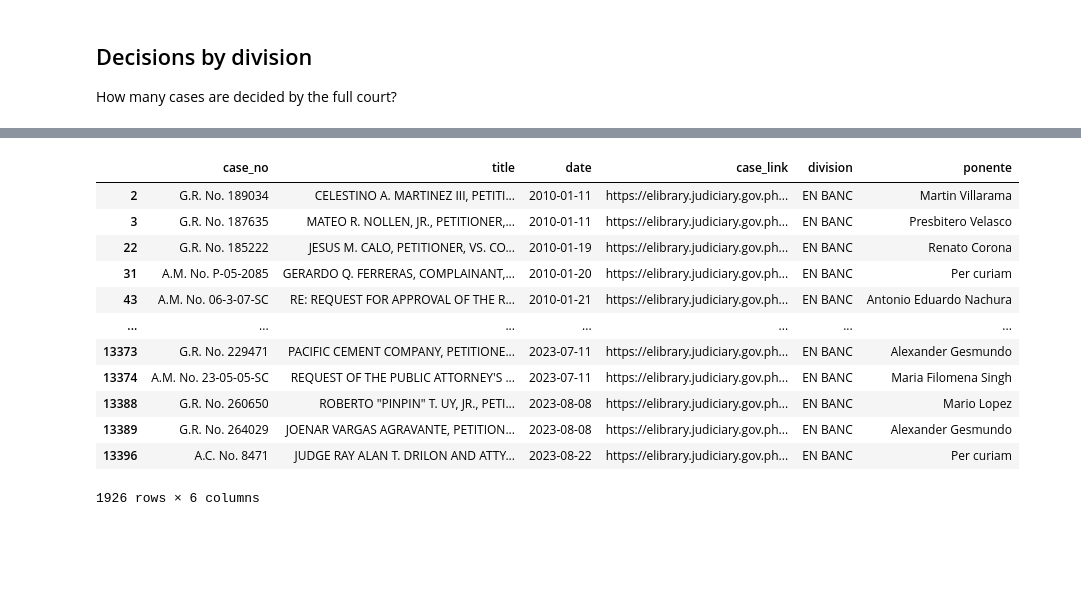
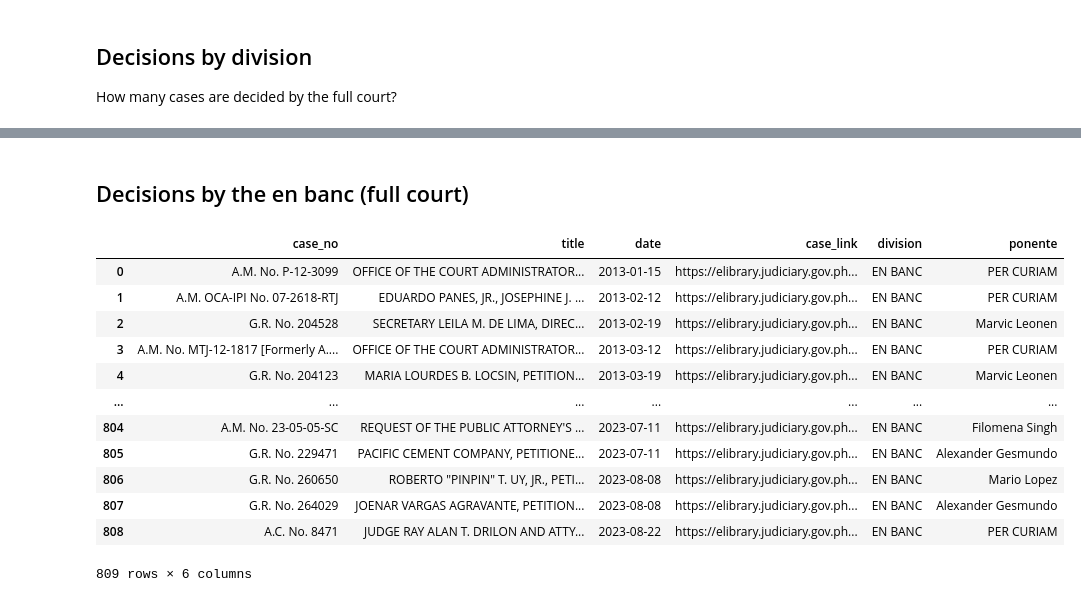
Before and after one commit to pmagtulis/sc-decisions-analysis, a Jupyter notebook: sc-decisions-analysis.ipynb, the cells around one changed output, grey strips where cells are left out. Cells and saved outputs as stored; diff of their text form; code cells hidden in the pictures; blank space fills up the shorter version.

```diff
--- a/sc-decisions-analysis.ipynb
+++ b/sc-decisions-analysis.ipynb
@@ -290,0 +203,3 @@ Freq: A-DEC, Name: case_no, dtype: int64
+# %%
+incumbents = incumbents.reset_index(drop=True)
+incumbents
@@ -290,0 +246,3 @@ Freq: A-DEC, Name: case_no, dtype: int64
+# %%
+incumbents.ponente = incumbents.ponente.str.strip()
+incumbents
@@ -290,0 +263,20 @@ Freq: A-DEC, Name: case_no, dtype: int64
+# %%
+incumbents.ponente = incumbents.ponente.str.replace('LEONEN J', 'Marvic Leonen', regex=False)
+incumbents.ponente = incumbents.ponente.str.replace('LEONEN SAJ', 'Marvic Leonen', regex=False)
+incumbents.ponente = incumbents.ponente.str.replace('CAGUIOA J', 'Alfredo Caguioa', regex=False)
+incumbents.ponente = incumbents.ponente.str.replace('HERNANDO J', 'Ramon Paul Hernando', regex=False)
+incumbents.ponente = incumbents.ponente.str.replace('INTING J', 'Henri Jean Paul Inting', regex=False)
+incumbents.ponente = incumbents.ponente.str.replace('LAZARO-JAVIER J', 'Amy Lazaro-Javier', regex=False)
+incumbents.ponente = incumbents.ponente.str.replace('LAZARO-JAVIER AC J', 'Amy Lazaro-Javier', regex=False)
+incumbents.ponente = incumbents.ponente.str.replace('GESMUNDO J', 'Alexander Gesmundo', regex=False)
+incumbents.ponente = incumbents.ponente.str.replace('GESMUNDO CJ', 'Alexander Gesmundo', regex=False)
+incumbents.ponente = incumbents.ponente.str.replace('DIMAAMPAO J', 'Japar Dimaampao', regex=False)
+incumbents.ponente = incumbents.ponente.str.replace('GAERLAN J', 'Samuel Gaerlan', regex=False)
+incumbents.ponente = incumbents.ponente.str.replace('GAERLAN SH J', 'Samuel Gaerlan', regex=False)
+incumbents.ponente = incumbents.ponente.str.replace('SINGH J', 'Filomena Singh', regex=False)
+incumbents.ponente = incumbents.ponente.str.replace('KHO JR J', 'Antonio Kho Jr.', regex=False)
+incumbents.ponente = incumbents.ponente.str.replace('ROSARIO J', 'Ricardo Rosario', regex=False)
+incumbents.ponente = incumbents.ponente.str.replace('ZALAMEDA J', 'Rodil Zalameda', regex=False)
+incumbents.ponente = incumbents.ponente.str.replace('ZALAMEDA RV J', 'Rodil Zalameda', regex=False)
+incumbents.ponente = incumbents.ponente.str.replace('MARQUEZ J', 'Midas Marquez', regex=False)
+incumbents
@@ -290,0 +318,7 @@ Freq: A-DEC, Name: case_no, dtype: int64
+# %%
+incumbents.ponente = incumbents.ponente.str.replace(r'[LOPEZ] M', 'Mario Lopez', regex=True)
+incumbents.ponente = incumbents.ponente.str.replace('LOPEMario Lopez J', 'Mario Lopez', regex=True)
+incumbents.ponente = incumbents.ponente.str.replace(r'[LOPEZ] J J', 'Jhosep Lopez', regex=True)
+incumbents.ponente = incumbents.ponente.str.replace('LOPEJhosep Lopez', 'Jhosep Lopez', regex=True)
+incumbents.ponente = incumbents.ponente.str.replace('LOPEZ J', 'Mario Lopez', regex=True)
+incumbents.ponente.value_counts()
@@ -445,18 +627,20 @@ by_division
+# %% [markdown]
+## Decisions by the en banc (full court)
 # %%
-en_banc = raw[raw.division=='EN BANC']
+en_banc = incumbents[incumbents.division=='EN BANC'].reset_index(drop=True)
 en_banc
 # %% [output]
 |  | case_no | title | date | case_link | division | ponente |
-| 2 | G.R. No. 189034 | CELESTINO A. MARTINEZ III, PETITI... | 2010-01-11 | https://elibrary.judiciary.gov.ph... | EN BANC | Martin Villarama |
-| 3 | G.R. No. 187635 | MATEO R. NOLLEN, JR., PETITIONER,... | 2010-01-11 | https://elibrary.judiciary.gov.ph... | EN BANC | Presbitero Velasco |
-| 22 | G.R. No. 185222 | JESUS M. CALO, PETITIONER, VS. CO... | 2010-01-19 | https://elibrary.judiciary.gov.ph... | EN BANC | Renato Corona |
-| 31 | A.M. No. P-05-2085 | GERARDO Q. FERRERAS, COMPLAINANT,... | 2010-01-20 | https://elibrary.judiciary.gov.ph... | EN BANC | Per curiam |
-| 43 | A.M. No. 06-3-07-SC | RE: REQUEST FOR APPROVAL OF THE R... | 2010-01-21 | https://elibrary.judiciary.gov.ph... | EN BANC | Antonio Eduardo Nachura |
+| 0 | A.M. No. P-12-3099 | OFFICE OF THE COURT ADMINISTRATOR... | 2013-01-15 | https://elibrary.judiciary.gov.ph... | EN BANC | PER CURIAM |
+| 1 | A.M. OCA-IPI No. 07-2618-RTJ | EDUARDO PANES, JR., JOSEPHINE J. ... | 2013-02-12 | https://elibrary.judiciary.gov.ph... | EN BANC | PER CURIAM |
+| 2 | G.R. No. 204528 | SECRETARY LEILA M. DE LIMA, DIREC... | 2013-02-19 | https://elibrary.judiciary.gov.ph... | EN BANC | Marvic Leonen |
+| 3 | A.M. No. MTJ-12-1817 [Formerly A.... | OFFICE OF THE COURT ADMINISTRATOR... | 2013-03-12 | https://elibrary.judiciary.gov.ph... | EN BANC | PER CURIAM |
+| 4 | G.R. No. 204123 | MARIA LOURDES B. LOCSIN, PETITION... | 2013-03-19 | https://elibrary.judiciary.gov.ph... | EN BANC | Marvic Leonen |
 | ... | ... | ... | ... | ... | ... | ... |
-| 13373 | G.R. No. 229471 | PACIFIC CEMENT COMPANY, PETITIONE... | 2023-07-11 | https://elibrary.judiciary.gov.ph... | EN BANC | Alexander Gesmundo |
-| 13374 | A.M. No. 23-05-05-SC | REQUEST OF THE PUBLIC ATTORNEY'S ... | 2023-07-11 | https://elibrary.judiciary.gov.ph... | EN BANC | Maria Filomena Singh |
-| 13388 | G.R. No. 260650 | ROBERTO "PINPIN" T. UY, JR., PETI... | 2023-08-08 | https://elibrary.judiciary.gov.ph... | EN BANC | Mario Lopez |
-| 13389 | G.R. No. 264029 | JOENAR VARGAS AGRAVANTE, PETITION... | 2023-08-08 | https://elibrary.judiciary.gov.ph... | EN BANC | Alexander Gesmundo |
-| 13396 | A.C. No. 8471 | JUDGE RAY ALAN T. DRILON AND ATTY... | 2023-08-22 | https://elibrary.judiciary.gov.ph... | EN BANC | Per curiam |
+| 804 | A.M. No. 23-05-05-SC | REQUEST OF THE PUBLIC ATTORNEY'S ... | 2023-07-11 | https://elibrary.judiciary.gov.ph... | EN BANC | Filomena Singh |
+| 805 | G.R. No. 229471 | PACIFIC CEMENT COMPANY, PETITIONE... | 2023-07-11 | https://elibrary.judiciary.gov.ph... | EN BANC | Alexander Gesmundo |
+| 806 | G.R. No. 260650 | ROBERTO "PINPIN" T. UY, JR., PETI... | 2023-08-08 | https://elibrary.judiciary.gov.ph... | EN BANC | Mario Lopez |
+| 807 | G.R. No. 264029 | JOENAR VARGAS AGRAVANTE, PETITION... | 2023-08-08 | https://elibrary.judiciary.gov.ph... | EN BANC | Alexander Gesmundo |
+| 808 | A.C. No. 8471 | JUDGE RAY ALAN T. DRILON AND ATTY... | 2023-08-22 | https://elibrary.judiciary.gov.ph... | EN BANC | PER CURIAM |
-1926 rows × 6 columns
+809 rows × 6 columns
 # %%
```
Also changed, not shown: parts of 75 cells of this notebook, 6 other files.
